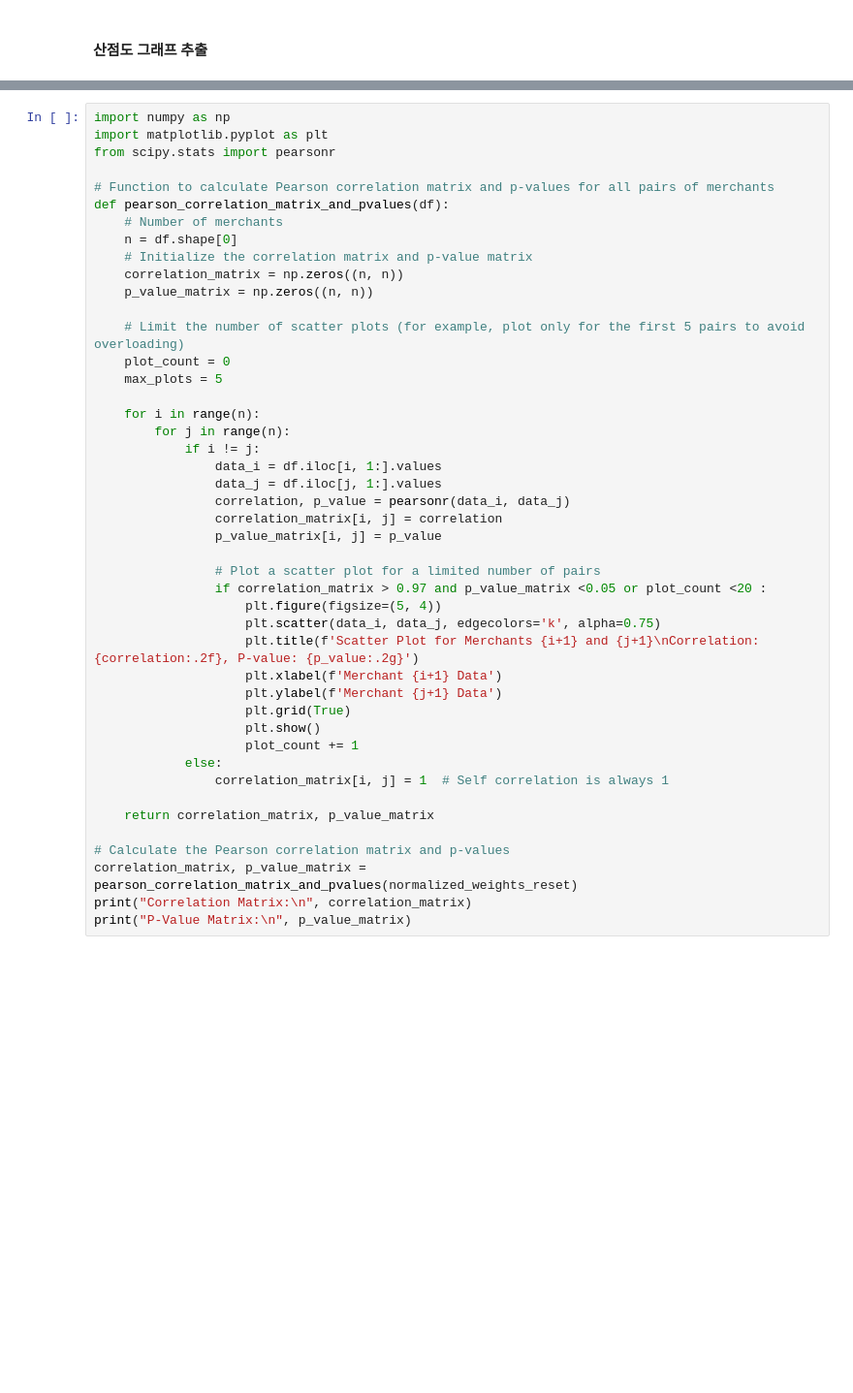
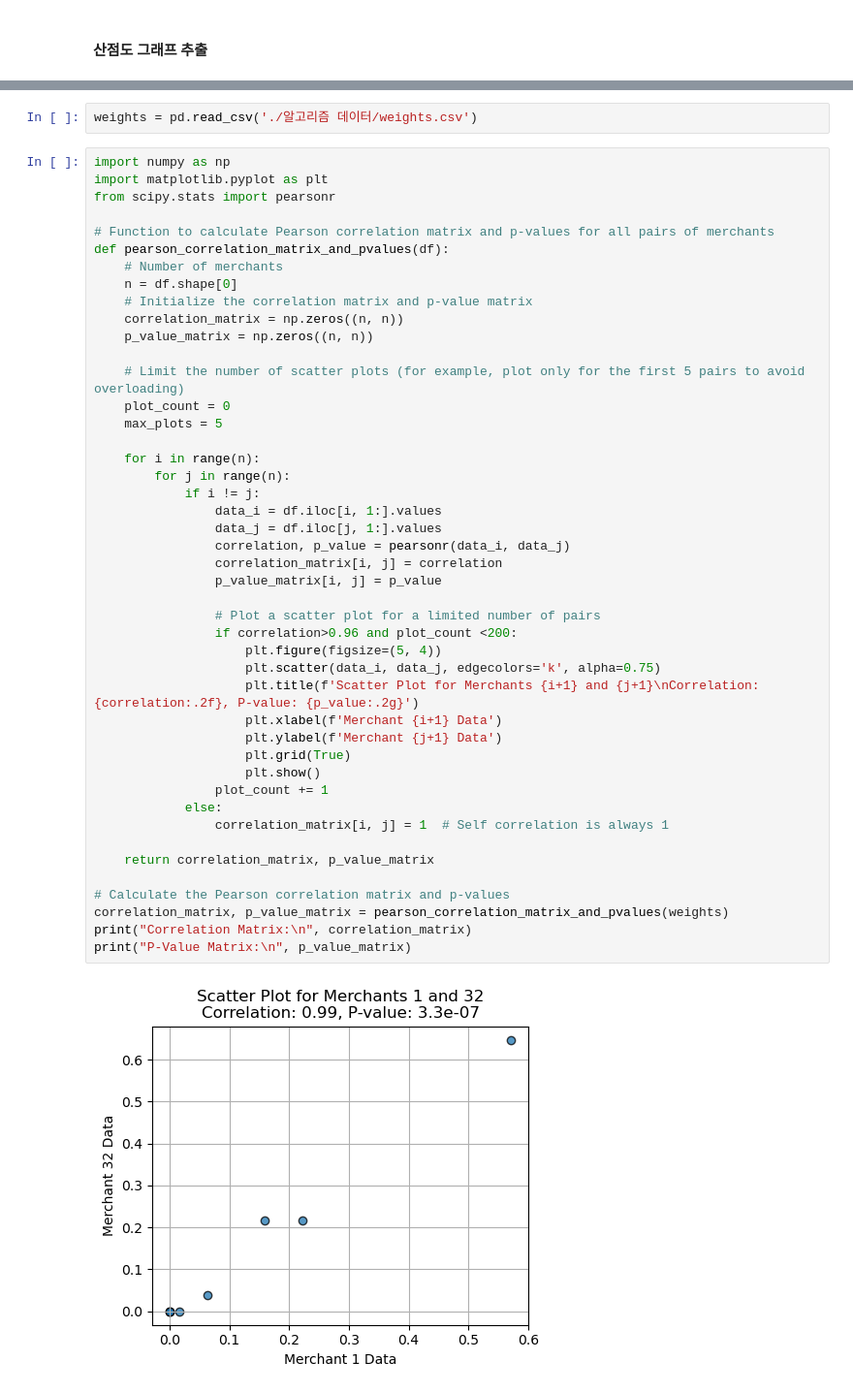
Before and after one commit to WoSIN98/Ubion_, a Jupyter notebook: quail/알고리즘/0429cor.ipynb, the cells around one changed output, grey strips where cells are left out. Shown at 97% size. Cells and saved outputs as stored; diff of their text form; blank space fills up the shorter version.

```diff
--- a/quail/알고리즘/0429cor.ipynb
+++ b/quail/알고리즘/0429cor.ipynb
@@ -480,3 +484,5 @@ array(['카페', '테마카페', '돈까스,우동', '일식', '일본식라면'
+# %%
+weights = pd.read_csv('./알고리즘 데이터/weights.csv')
 # %%
 import numpy as np
 import matplotlib.pyplot as plt
@@ -492,33 +498,35 @@ def pearson_correlation_matrix_and_pvalues(df):
 
     # Limit the number of scatter plots (for example, plot only for the first 5 pairs to avoid overloading)
     plot_count = 0
     max_plots = 5
 
     for i in range(n):
         for j in range(n):
             if i != j:
                 data_i = df.iloc[i, 1:].values
                 data_j = df.iloc[j, 1:].values
                 correlation, p_value = pearsonr(data_i, data_j)
                 correlation_matrix[i, j] = correlation
                 p_value_matrix[i, j] = p_value
 
                 # Plot a scatter plot for a limited number of pairs
-                if correlation_matrix > 0.97 and p_value_matrix <0.05 or plot_count <20 :
+                if correlation>0.96 and plot_count <200:
                     plt.figure(figsize=(5, 4))
                     plt.scatter(data_i, data_j, edgecolors='k', alpha=0.75)
                     plt.title(f'Scatter Plot for Merchants {i+1} and {j+1}\nCorrelation: {correlation:.2f}, P-value: {p_value:.2g}')
                     plt.xlabel(f'Merchant {i+1} Data')
                     plt.ylabel(f'Merchant {j+1} Data')
                     plt.grid(True)
                     plt.show()
-                    plot_count += 1
+                plot_count += 1
             else:
                 correlation_matrix[i, j] = 1  # Self correlation is always 1
 
     return correlation_matrix, p_value_matrix
 
 # Calculate the Pearson correlation matrix and p-values
-correlation_matrix, p_value_matrix = pearson_correlation_matrix_and_pvalues(normalized_weights_reset)
+correlation_matrix, p_value_matrix = pearson_correlation_matrix_and_pvalues(weights)
 print("Correlation Matrix:\n", correlation_matrix)
 print("P-Value Matrix:\n", p_value_matrix)
+# %% [output]
+[figure, added]
```
Also changed, not shown: parts of 3 cells of this notebook, 22 other files.
